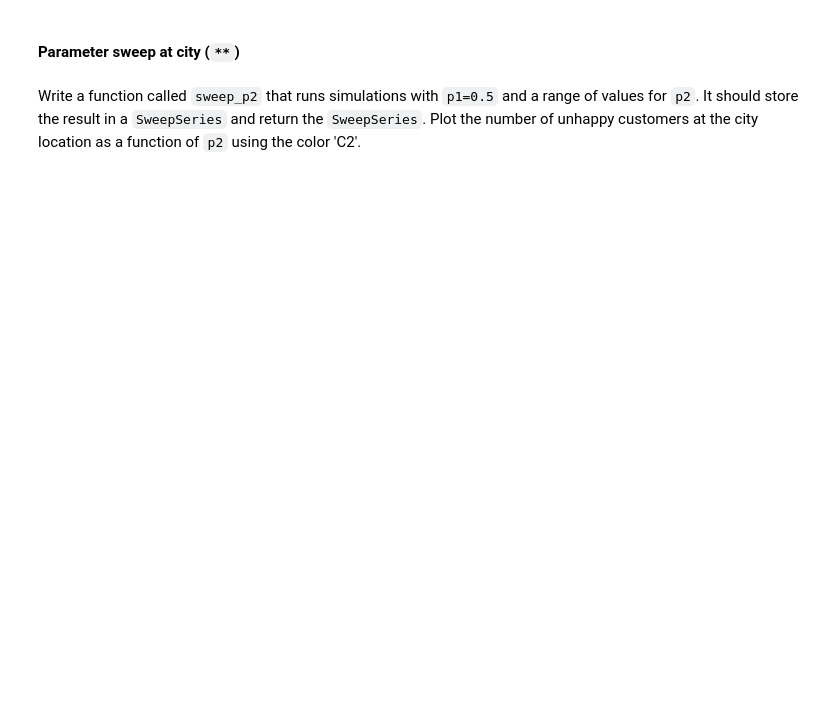
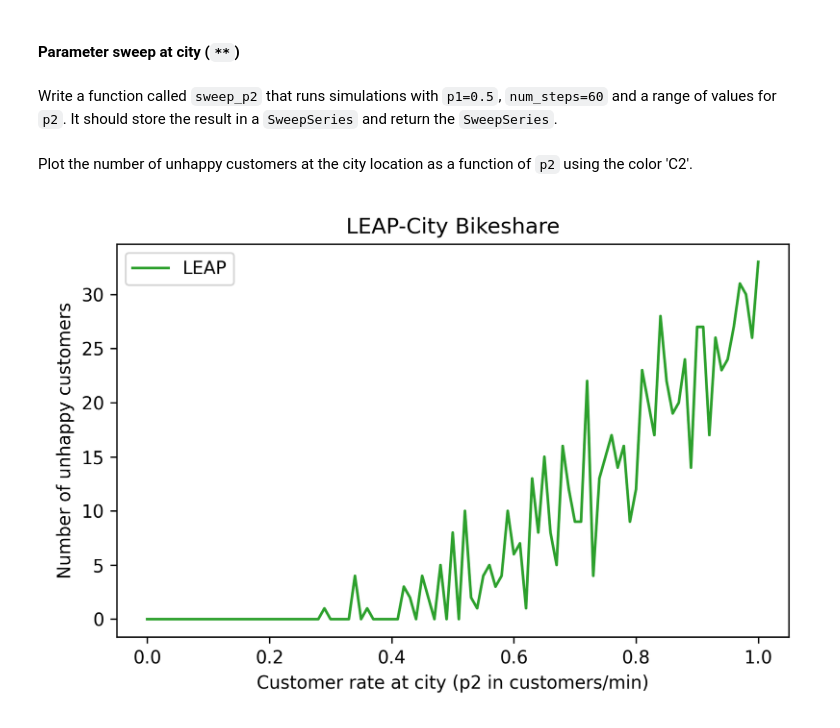
Before and after one commit to birkenkrahe/mod23, a Jupyter notebook: ipynb/4_exercise.ipynb, the cells around one changed output. Drawn from its saved outputs; the diff is of its cells as text; code cells hidden in the pictures; blank space fills up the shorter version.

```diff
--- a/ipynb/4_exercise.ipynb
+++ b/ipynb/4_exercise.ipynb
@@ -102,7 +123,56 @@ sweep.plot(label='LEAP', color='C1')
 # %% [markdown]
 #### Parameter sweep at city (`**`)
 # %% [markdown]
-Write a function called `sweep_p2` that runs simulations with `p1=0.5` and
-a range of values for `p2`. It should store the result in a `SweepSeries`
-and return the `SweepSeries`. Plot the number of unhappy customers at
-the city location as a function of `p2` using the color 'C2'.
+Write a function called `sweep_p2` that runs simulations with `p1=0.5`,
+`num_steps=60` and a range of values for `p2`. It should store the result
+in a `SweepSeries` and return the `SweepSeries`.
+# %%
+<<import modsim>>
+<<def bike_to_leap>>
+<<def bike_to_city>>
+<<def step>>
+<<def run_simulation>>
+
+from modsim import SweepSeries
+
+def sweep_p2(p2_array):
+    """Run series of simulations sweeping over p2
+
+    p2_array: array of p2 values from linspace
+    """
+    p1 = 0.5
+    num_steps = 60
+    sweep = SweepSeries()
+
+    for p2 in p2_array:
+        state = run_simulation(p1,p2,num_steps)
+        sweep[p2] = state.city_empty
+
+    return sweep
+# %% [markdown]
+Plot the number of unhappy customers at the city location as a
+function of `p2` using the color 'C2'.
+# %%
+from modsim import State, flip, decorate
+import matplotlib.pyplot as plt
+from numpy import linspace
+
+# make array of p1 values
+p2_array = linspace(0,1,101)
+
+# sweep through array - store unhappy city customers in SweepSeries
+sweep = sweep_p2(p2_array)
+
+# plot number of unhappy customers at city location vs. p2 values
+sweep.plot(label='LEAP', color='C2')
+
+# customize plot
+decorate(title='LEAP-City Bikeshare',
+         xlabel='Customer rate at city (p2 in customers/min)',
+         ylabel='Number of unhappy customers')
+
+# store figure in PNG file, then clear current figure.
+plt.savefig("img/citySweep.png")  # import matplotlib.pyplot as plt
+plt.clf()
+# %% [output]
+[figure, added]
```
Also changed, not shown: parts of 3 cells of this notebook, 2 other files.
